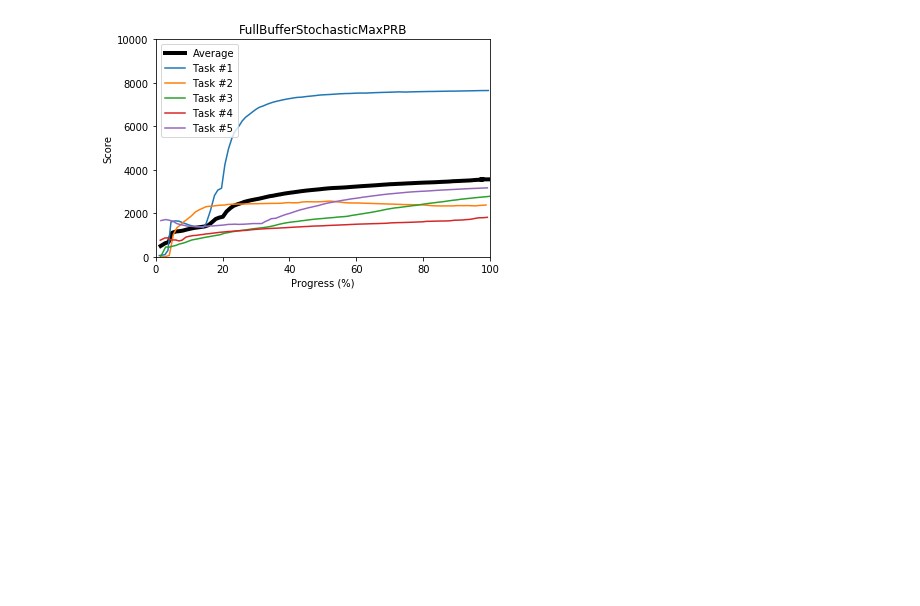
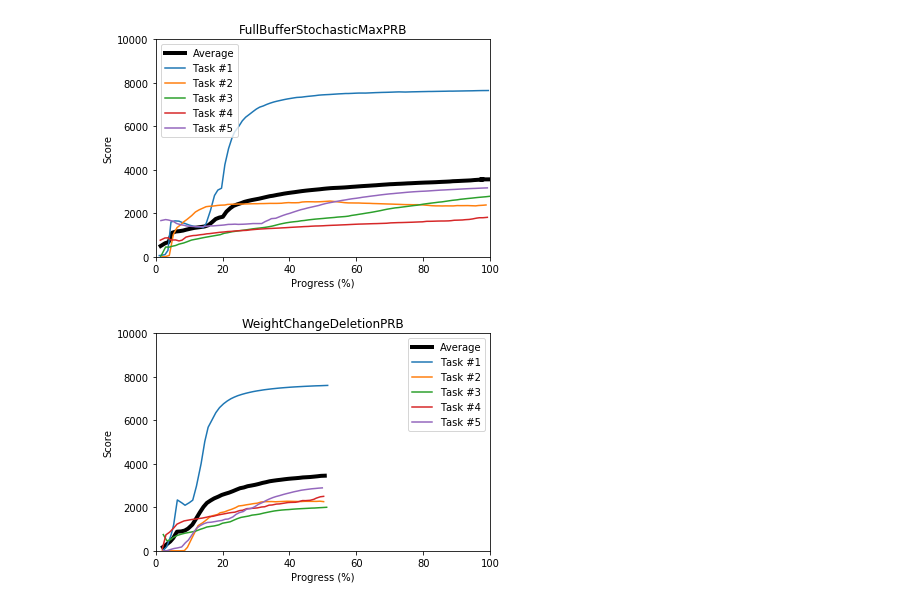
Before and after one commit to seungjaeryanlee/retro-agents, a Jupyter notebook: Plot.ipynb, the cells around one changed output. Saved outputs shown, nothing was run; the diff lists cells and outputs as text; code cells hidden in the pictures; blank space fills up the shorter version.

```diff
--- a/Plot.ipynb
+++ b/Plot.ipynb
@@ -233,3 +236,7 @@ plot_delta_scores('Baseline', show=True)
 plot_scores('FullBufferStochasticMaxPRB', show=True)
 # %% [output]
 [figure]
+# %%
+plot_scores('WeightChangeDeletionPRB', show=True)
+# %% [output]
+[figure, added]
```
Also changed, not shown: parts of 4 cells of this notebook, 7 other files.
